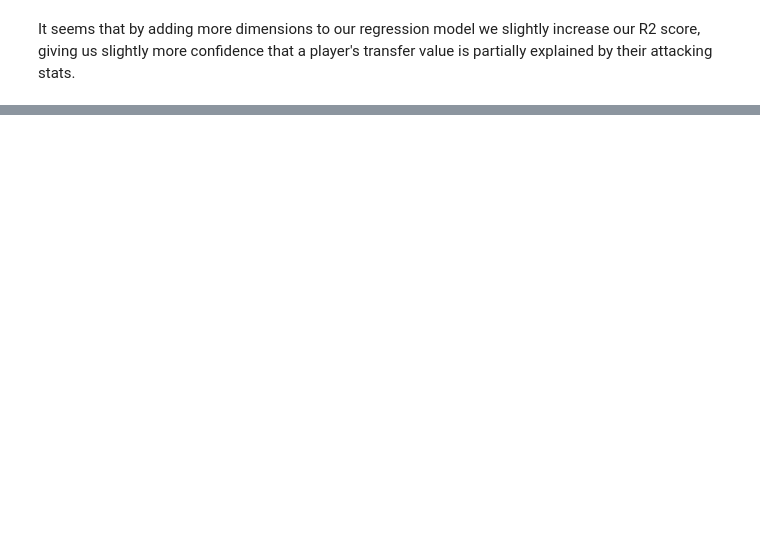
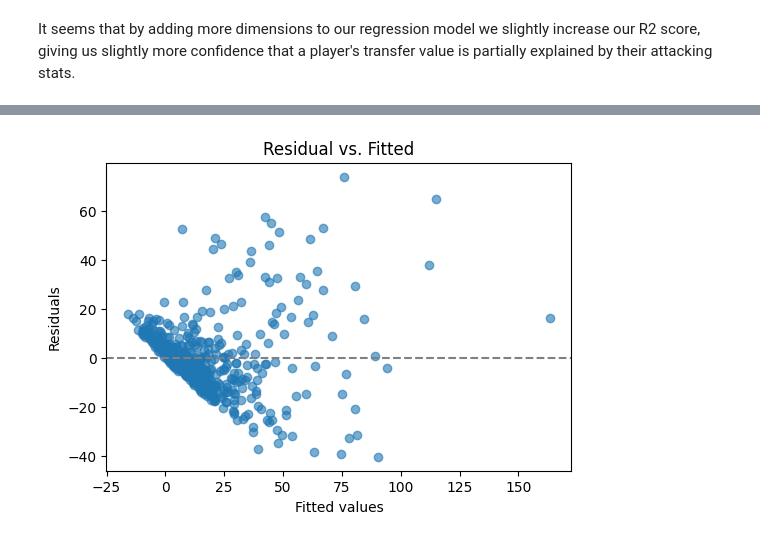
Before and after one commit to AbrahamKAustin/Key-Determinants-of-Soccer-FW-Value, a Jupyter notebook: Goal_To_Transfer_Value_New.ipynb, the cells around one changed output, grey strips where cells are left out. Saved outputs shown, nothing was run; the diff lists cells and outputs as text; code cells hidden in the pictures; blank space fills up the shorter version.

```diff
--- a/Goal_To_Transfer_Value_New.ipynb
+++ b/Goal_To_Transfer_Value_New.ipynb
@@ -216,0 +284,17 @@ It seems that by adding more dimensions to our regression model we slightly incr
+# %%
+def backward_elimination(X, y):
+    X = sm.add_constant(X)
+    while True:
+        model = sm.OLS(y, X).fit()
+        pvals = model.pvalues.drop("const")
+        max_p = pvals.max()
+        if max_p > 0.05:
+            worst = pvals.idxmax()
+            print(f"Dropping '{worst}' (p={max_p:.3f})")
+            X = X.drop(columns=[worst])
+        else:
+            break
+    return model
+
+best_model = backward_elimination(fw[predictors], fw["value_m_eur"])
+print(best_model.summary())
@@ -216,0 +319,14 @@ It seems that by adding more dimensions to our regression model we slightly incr
+# %%
+
+resid = best_model.resid
+fitted = best_model.fittedvalues
+
+plt.figure(figsize=(6,4))
+plt.scatter(fitted, resid, alpha=0.6)
+plt.axhline(0, color="grey", linestyle="--")
+plt.xlabel("Fitted values")
+plt.ylabel("Residuals")
+plt.title("Residual vs. Fitted")
+plt.show()
+# %% [output]
+[figure, added]
```
Also changed, not shown: parts of 11 cells of this notebook, 1 other file.
